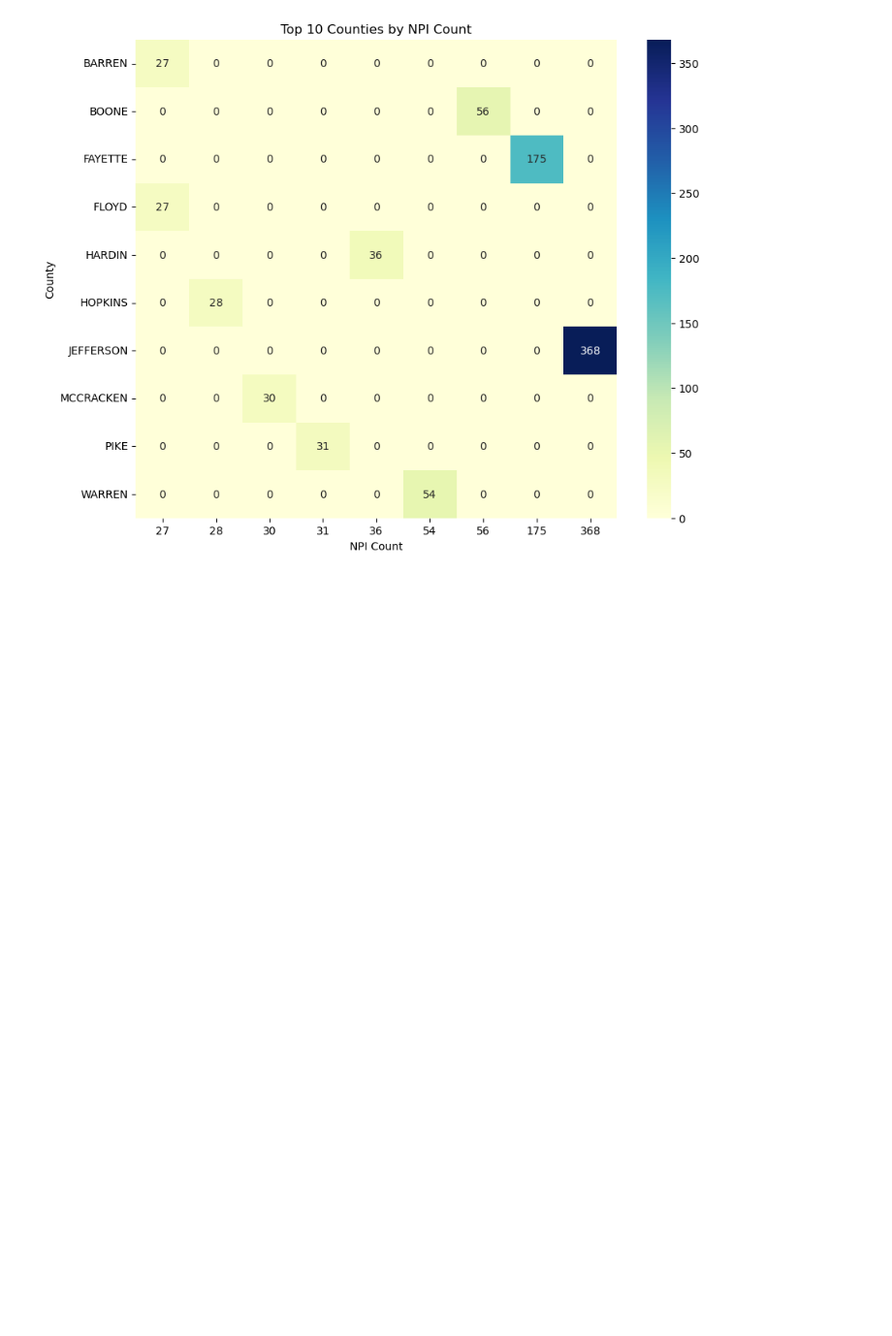
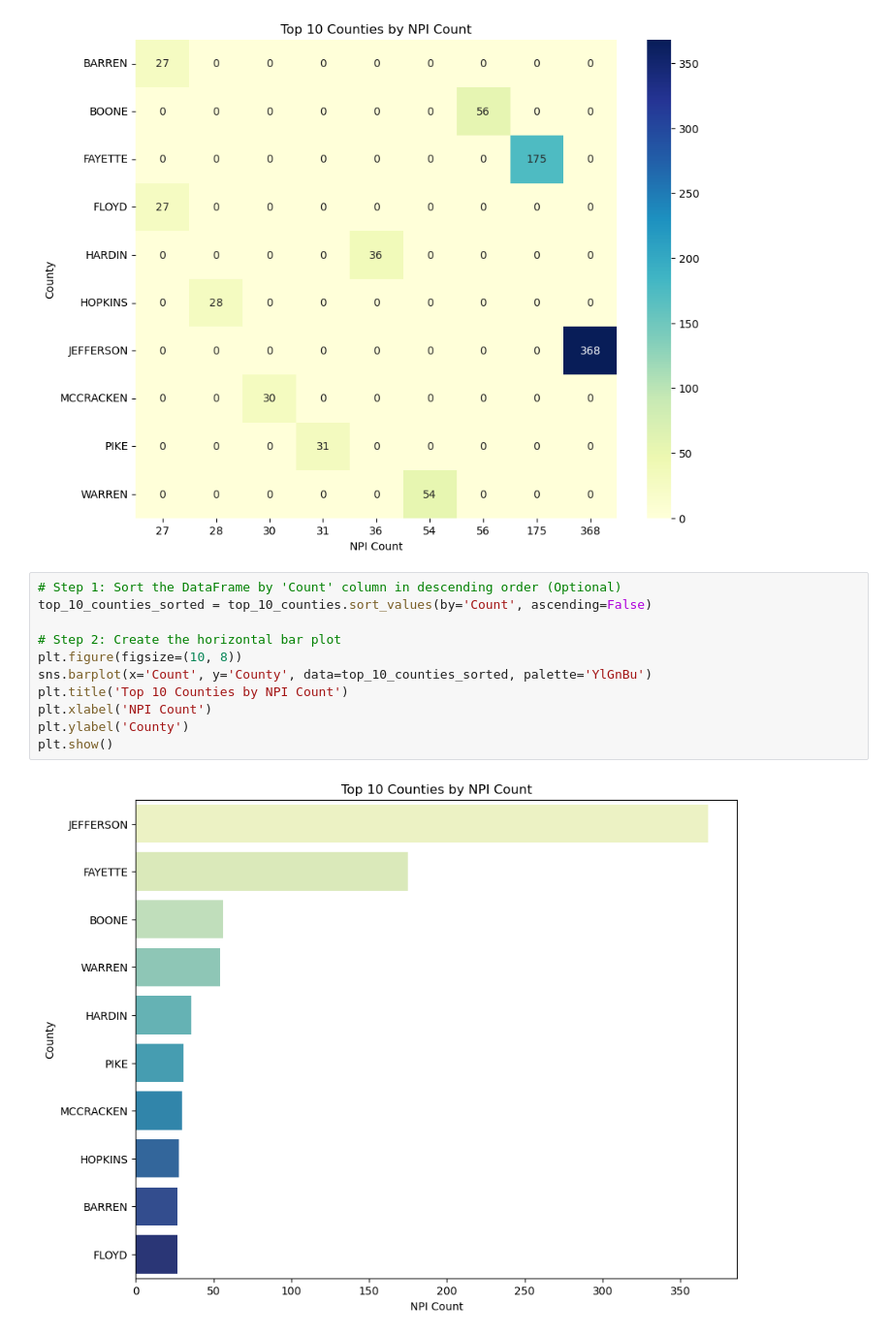
Before and after one commit to shahbijay/survey_contactList, a Jupyter notebook: script_provider_contactList.ipynb, the cells around one changed output. Shown: that part at 97% size. Cells and saved outputs as stored; diff of their text form; blank space fills up the shorter version.

```diff
--- a/script_provider_contactList.ipynb
+++ b/script_provider_contactList.ipynb
@@ -483,3 +483,16 @@ plt.ylabel('County')
 plt.show()
 # %% [output]
 [figure]
+# %%
+# Step 1: Sort the DataFrame by 'Count' column in descending order (Optional)
+top_10_counties_sorted = top_10_counties.sort_values(by='Count', ascending=False)
+
+# Step 2: Create the horizontal bar plot
+plt.figure(figsize=(10, 8))
+sns.barplot(x='Count', y='County', data=top_10_counties_sorted, palette='YlGnBu')
+plt.title('Top 10 Counties by NPI Count')
+plt.xlabel('NPI Count')
+plt.ylabel('County')
+plt.show()
+# %% [output]
+[figure, added]
```
Also changed, not shown: parts of 2 cells of this notebook.
